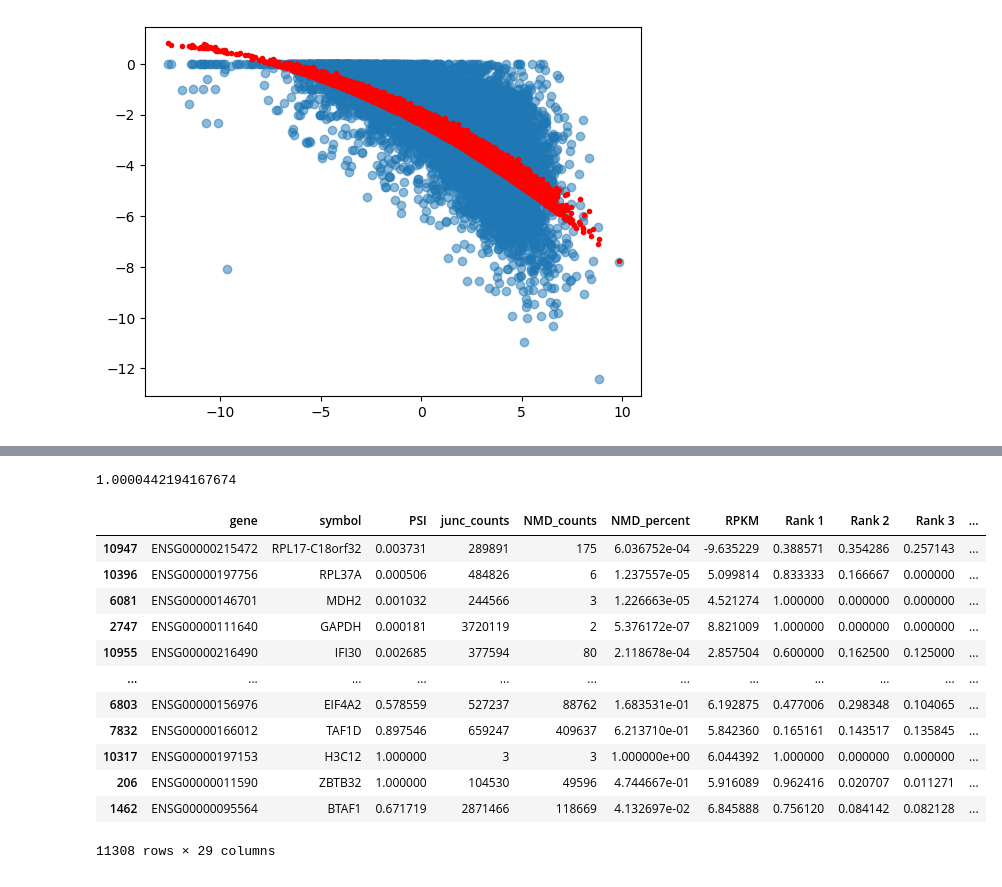
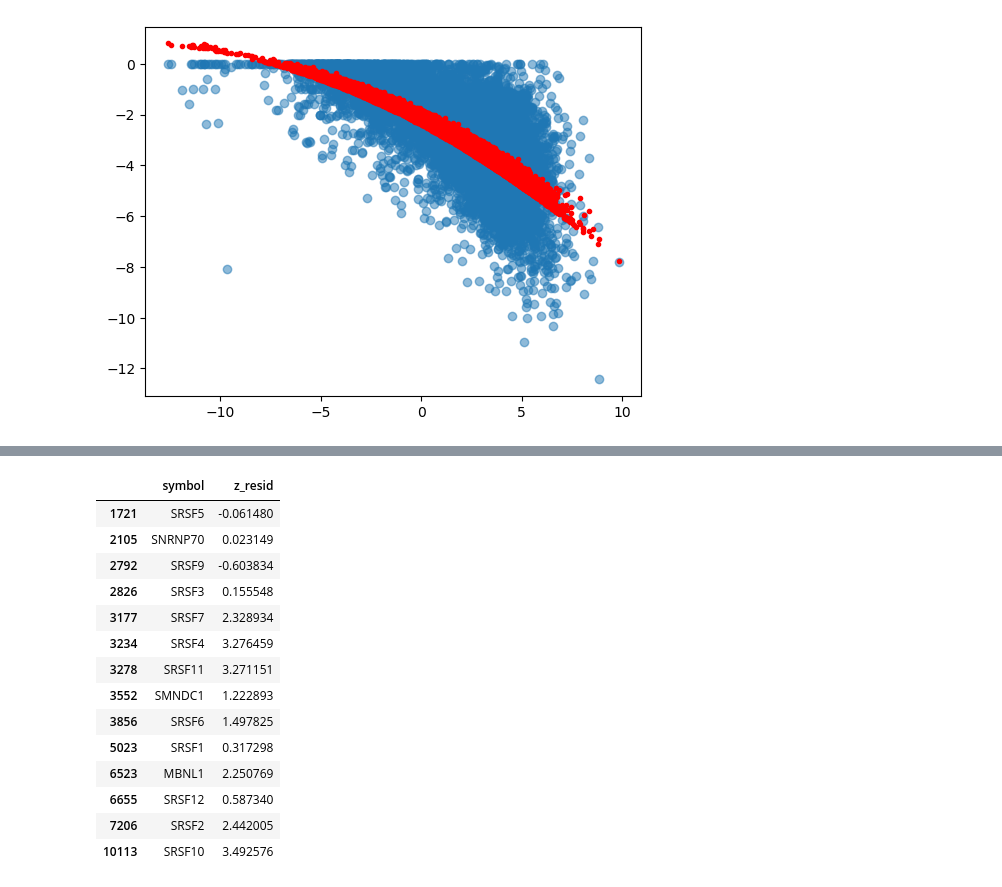
Before and after one commit to bfairkun/ChromatinSplicingQTLs, a Jupyter notebook: analysis/Contribution_to_total_NMD.ipynb, the cells around one changed output, grey strips where cells are left out. Saved outputs shown, nothing was run; the diff lists cells and outputs as text; code cells hidden in the pictures.

```diff
--- a/analysis/Contribution_to_total_NMD.ipynb
+++ b/analysis/Contribution_to_total_NMD.ipynb
@@ -1185,21 +1427,22 @@ NMD_by_gene.loc[NMD_by_gene.symbol.isin(other_sf + srsf), ['gene', 'symbol', 're
 # %%
-NMD_by_gene.z_resid
+from scipy.stats import zscore
+NMD_by_gene['z_resid'] = zscore(NMD_by_gene.resid)
-# %% [output]
-1.0000442194167674
 # %%
-NMD_by_gene.sort_values('z_resid')
+NMD_by_gene.loc[NMD_by_gene.gene.isin(srsf_ensembl.union(other_sf_ensembl)), ['symbol', 'z_resid']]
 # %% [output]
-|  | gene | symbol | PSI | junc_counts | NMD_counts | NMD_percent | RPKM | Rank 1 | Rank 2 | Rank 3 | ... |
-| 10947 | ENSG00000215472 | RPL17-C18orf32 | 0.003731 | 289891 | 175 | 6.036752e-04 | -9.635229 | 0.388571 | 0.354286 | 0.257143 | ... |
-| 10396 | ENSG00000197756 | RPL37A | 0.000506 | 484826 | 6 | 1.237557e-05 | 5.099814 | 0.833333 | 0.166667 | 0.000000 | ... |
-| 6081 | ENSG00000146701 | MDH2 | 0.001032 | 244566 | 3 | 1.226663e-05 | 4.521274 | 1.000000 | 0.000000 | 0.000000 | ... |
-| 2747 | ENSG00000111640 | GAPDH | 0.000181 | 3720119 | 2 | 5.376172e-07 | 8.821009 | 1.000000 | 0.000000 | 0.000000 | ... |
-| 10955 | ENSG00000216490 | IFI30 | 0.002685 | 377594 | 80 | 2.118678e-04 | 2.857504 | 0.600000 | 0.162500 | 0.125000 | ... |
-| ... | ... | ... | ... | ... | ... | ... | ... | ... | ... | ... | ... |
-| 6803 | ENSG00000156976 | EIF4A2 | 0.578559 | 527237 | 88762 | 1.683531e-01 | 6.192875 | 0.477006 | 0.298348 | 0.104065 | ... |
-| 7832 | ENSG00000166012 | TAF1D | 0.897546 | 659247 | 409637 | 6.213710e-01 | 5.842360 | 0.165161 | 0.143517 | 0.135845 | ... |
-| 10317 | ENSG00000197153 | H3C12 | 1.000000 | 3 | 3 | 1.000000e+00 | 6.044392 | 1.000000 | 0.000000 | 0.000000 | ... |
-| 206 | ENSG00000011590 | ZBTB32 | 1.000000 | 104530 | 49596 | 4.744667e-01 | 5.916089 | 0.962416 | 0.020707 | 0.011271 | ... |
-| 1462 | ENSG00000095564 | BTAF1 | 0.671719 | 2871466 | 118669 | 4.132697e-02 | 6.845888 | 0.756120 | 0.084142 | 0.082128 | ... |
+|  | symbol | z_resid |
+| 1721 | SRSF5 | -0.061480 |
+| 2105 | SNRNP70 | 0.023149 |
+| 2792 | SRSF9 | -0.603834 |
+| 2826 | SRSF3 | 0.155548 |
+| 3177 | SRSF7 | 2.328934 |
+| 3234 | SRSF4 | 3.276459 |
+| 3278 | SRSF11 | 3.271151 |
+| 3552 | SMNDC1 | 1.222893 |
+| 3856 | SRSF6 | 1.497825 |
+| 5023 | SRSF1 | 0.317298 |
+| 6523 | MBNL1 | 2.250769 |
+| 6655 | SRSF12 | 0.587340 |
+| 7206 | SRSF2 | 2.442005 |
+| 10113 | SRSF10 | 3.492576 |
-11308 rows × 29 columns
 # %%
```
Also changed, not shown: parts of 78 cells of this notebook, 6 other files.
